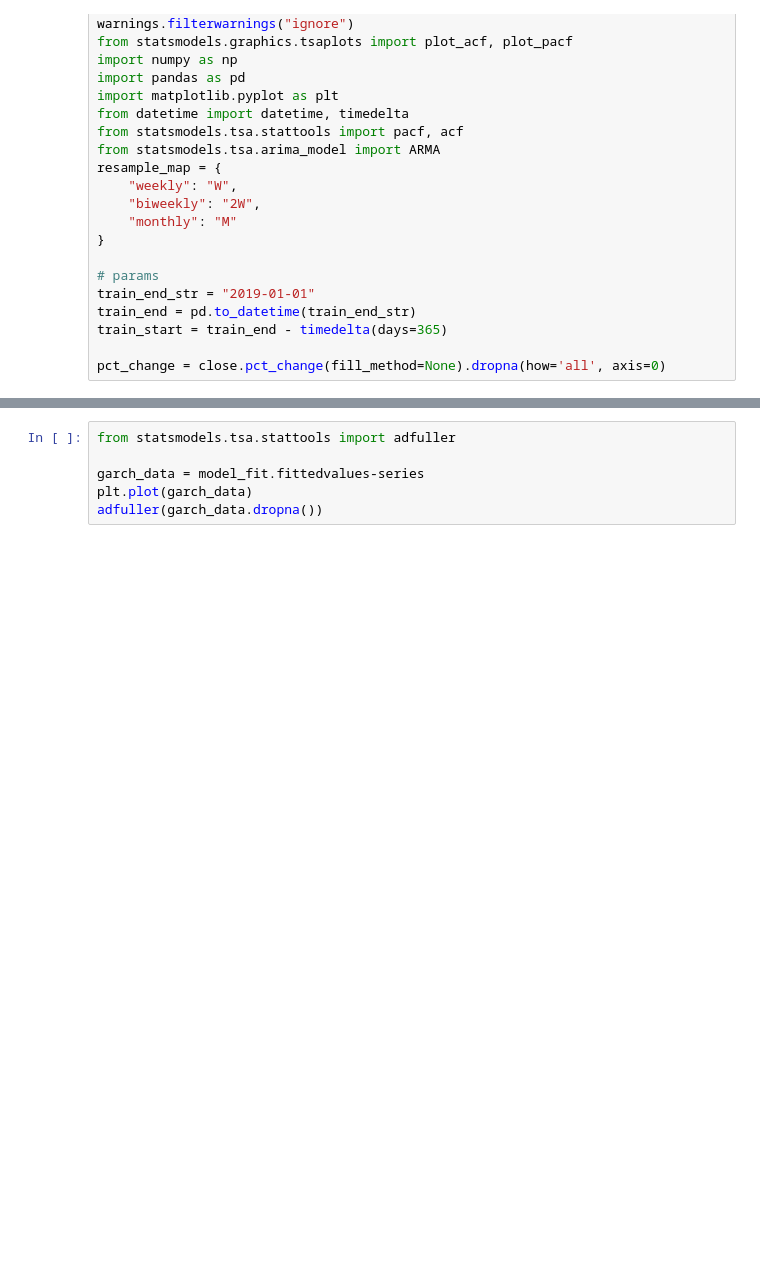
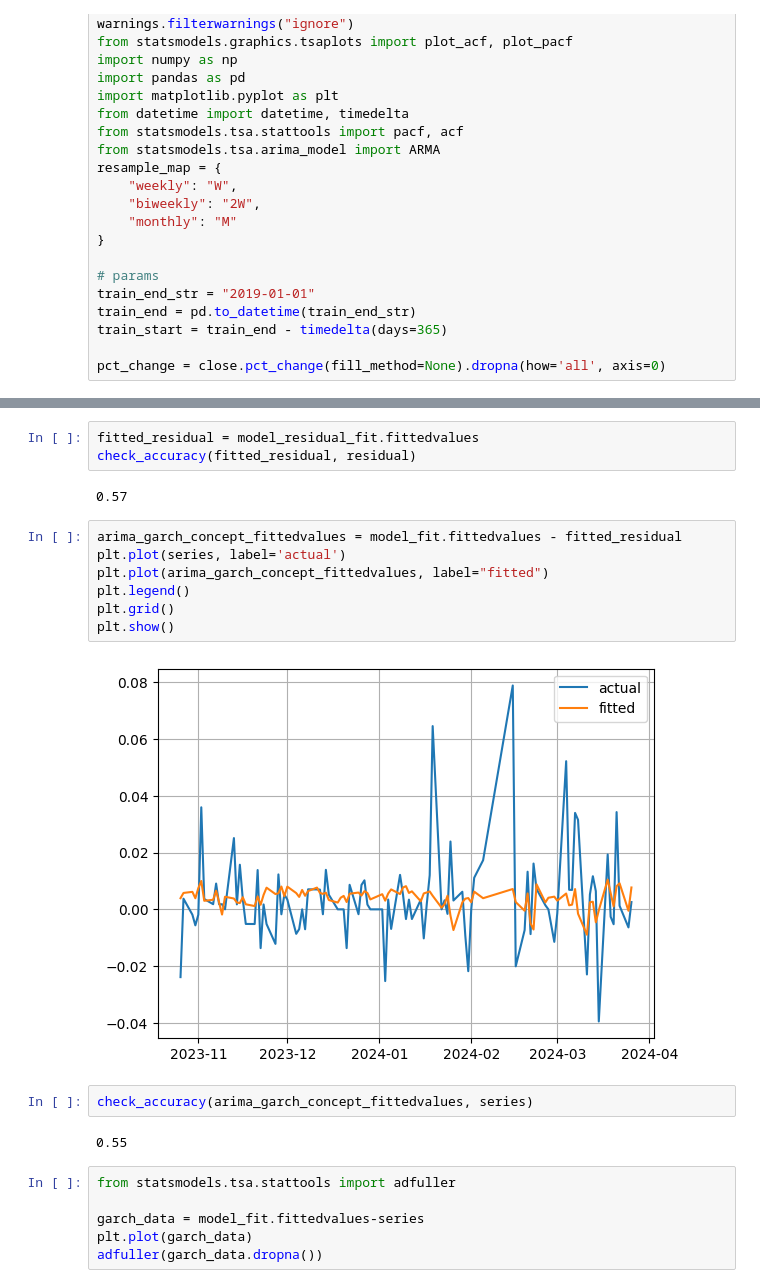
Before and after one commit to tsungyou/TS, a Jupyter notebook: ARIMA_GARCH_research.ipynb, the cells around one changed output, grey strips where cells are left out. Cells and saved outputs as stored; diff of their text form; blank space fills up the shorter version.

```diff
--- a/ARIMA_GARCH_research.ipynb
+++ b/ARIMA_GARCH_research.ipynb
@@ -79,3 +168,21 @@ plt.show()
+# %%
+fitted_residual = model_residual_fit.fittedvalues
+check_accuracy(fitted_residual, residual)
+# %% [output]
+0.57
+# %%
+arima_garch_concept_fittedvalues = model_fit.fittedvalues - fitted_residual
+plt.plot(series, label='actual')
+plt.plot(arima_garch_concept_fittedvalues, label="fitted")
+plt.legend()
+plt.grid()
+plt.show()
+# %% [output]
+[figure, added]
+# %%
+check_accuracy(arima_garch_concept_fittedvalues, series)
+# %% [output]
+0.55
 # %%
 from statsmodels.tsa.stattools import adfuller
 
```
Also changed, not shown: parts of 10 cells of this notebook, 6 other files.
